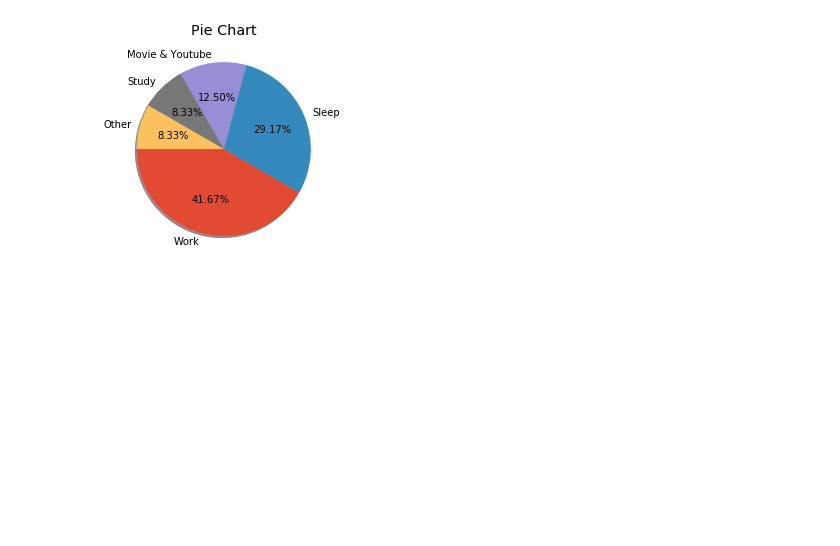
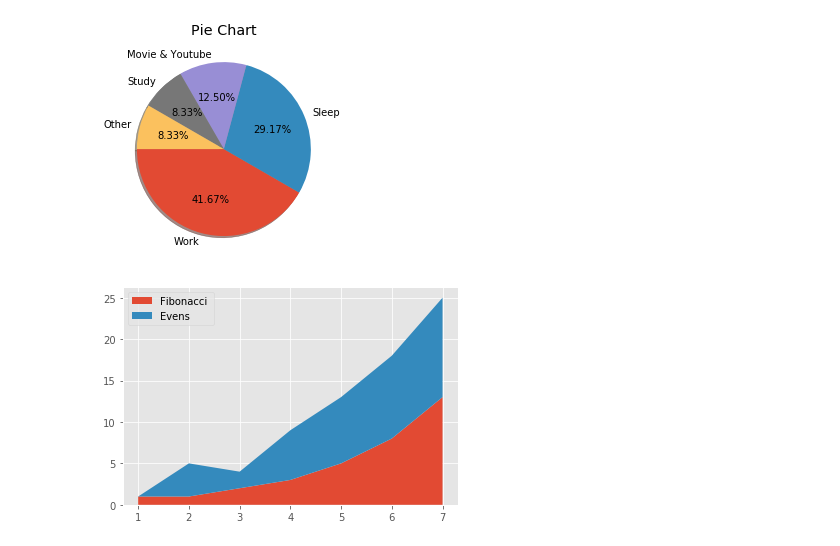
Before and after one commit to dsreenat/sperloon, a Jupyter notebook: Python Matplotlib.ipynb, the cells around one changed output. Cells and saved outputs as stored; diff of their text form; code cells hidden in the pictures; blank space fills up the shorter version.

```diff
--- a/Python Matplotlib.ipynb
+++ b/Python Matplotlib.ipynb
@@ -143,3 +146,17 @@ plt.title("Pie Chart")
 plt.show()
 # %% [output]
 [figure]
+# %%
+g =  [1, 2, 3, 4, 5, 6, 7]
+h1 = [1, 1, 2, 3, 5, 8, 13]
+h2 = [0, 4, 2, 6, 8, 10, 12]
+h3 = [1, 3, 5, 7, 9, 11, 13]
+h = np.vstack([h1, h2, h3])
+labels = ["Fibonacci ", "Evens", "Odds"]
+# %%
+fig, ax = plt.subplots()
+ax.stackplot(g, h1,h2, labels=labels)
+ax.legend(loc='upper left')
+plt.show()
+# %% [output]
+[figure, added]
```
Also changed, not shown: parts of 8 cells of this notebook, 1 other file.
